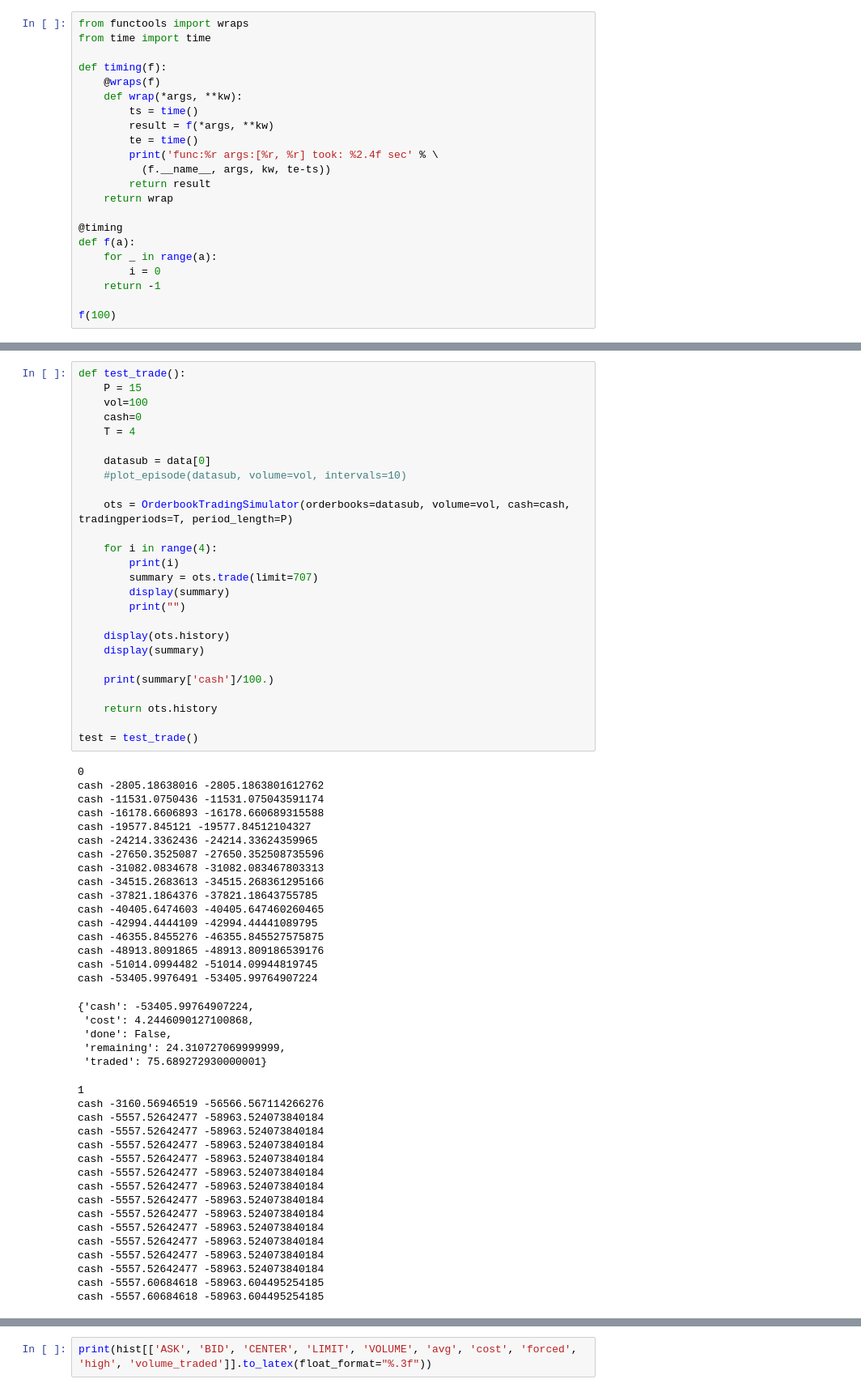
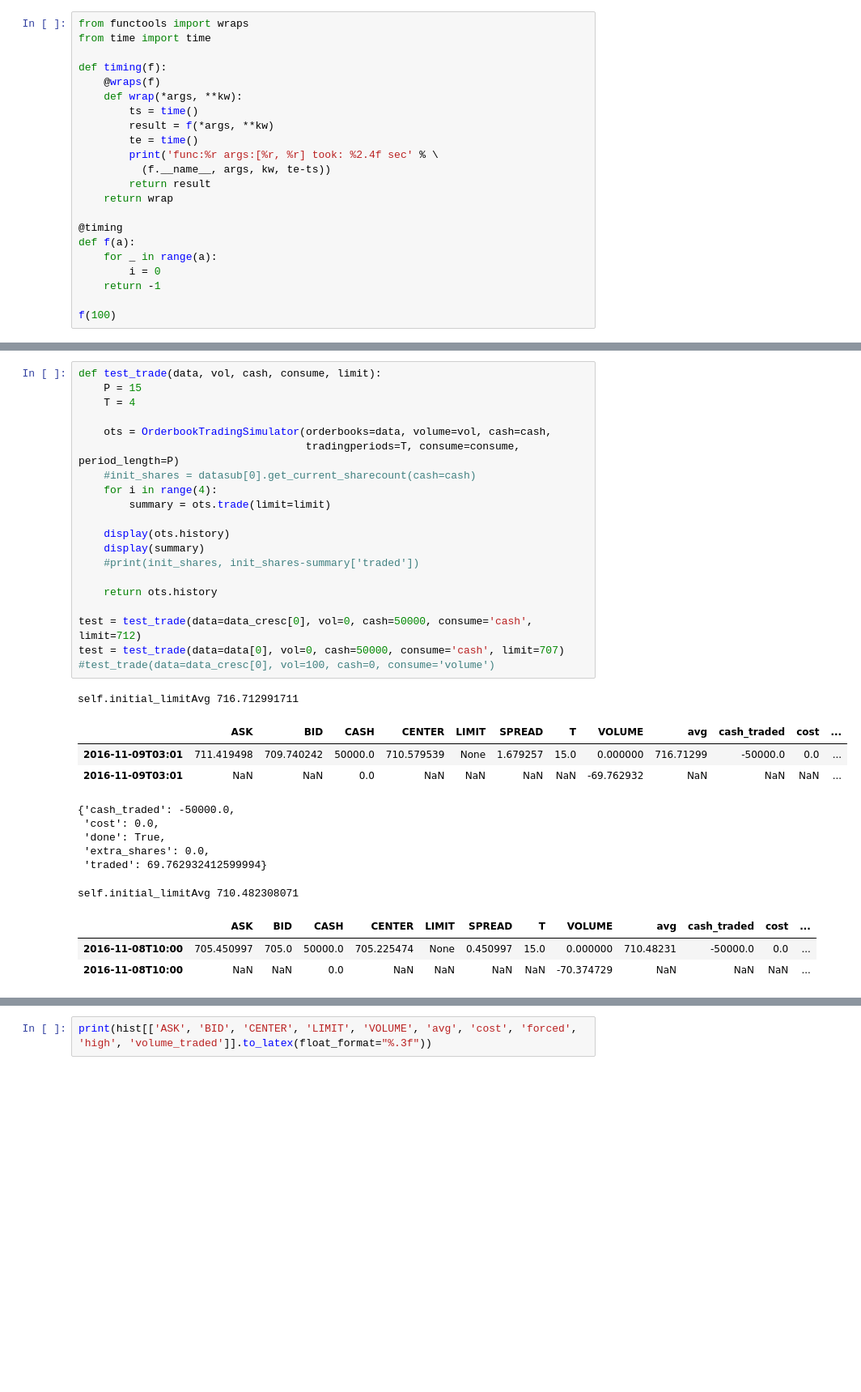
Before and after one commit to axelperschmann/orderbook_agent, a Jupyter notebook: orderbook_agent/notebooks/2_test_orderbookTrader.ipynb, the cells around one changed output, grey strips where cells are left out. Shown at 81% size. Cells and saved outputs as stored; diff of their text form; blank space fills up the shorter version.

```diff
--- a/orderbook_agent/notebooks/2_test_orderbookTrader.ipynb
+++ b/orderbook_agent/notebooks/2_test_orderbookTrader.ipynb
@@ -206,64 +158,34 @@ f(100)
 # %%
-def test_trade():
+def test_trade(data, vol, cash, consume, limit):
     P = 15
-    vol=100
-    cash=0
     T = 4
 
-    datasub = data[0]
-    #plot_episode(datasub, volume=vol, intervals=10)
-
-    ots = OrderbookTradingSimulator(orderbooks=datasub, volume=vol, cash=cash, tradingperiods=T, period_length=P)
-
+    ots = OrderbookTradingSimulator(orderbooks=data, volume=vol, cash=cash,
+                                    tradingperiods=T, consume=consume, period_length=P)
+    #init_shares = datasub[0].get_current_sharecount(cash=cash)
     for i in range(4):
-        print(i)
-        summary = ots.trade(limit=707)
-        display(summary)
-        print("")
+        summary = ots.trade(limit=limit)
 
     display(ots.history)
     display(summary)
-
-    print(summary['cash']/100.)
+    #print(init_shares, init_shares-summary['traded'])
 
     return ots.history
 
-test = test_trade()
+test = test_trade(data=data_cresc[0], vol=0, cash=50000, consume='cash', limit=712)
+test = test_trade(data=data[0], vol=0, cash=50000, consume='cash', limit=707)
+#test_trade(data=data_cresc[0], vol=100, cash=0, consume='volume')
 # %% [output]
-0
-cash -2805.18638016 -2805.1863801612762
-cash -11531.0750436 -11531.075043591174
-cash -16178.6606893 -16178.660689315588
-cash -19577.845121 -19577.84512104327
-cash -24214.3362436 -24214.33624359965
-cash -27650.3525087 -27650.352508735596
-cash -31082.0834678 -31082.083467803313
-cash -34515.2683613 -34515.268361295166
-cash -37821.1864376 -37821.18643755785
-cash -40405.6474603 -40405.647460260465
-cash -42994.4444109 -42994.44441089795
-cash -46355.8455276 -46355.845527575875
-cash -48913.8091865 -48913.809186539176
-cash -51014.0994482 -51014.09944819745
-cash -53405.9976491 -53405.99764907224
+self.initial_limitAvg 716.712991711
+|  | ASK | BID | CASH | CENTER | LIMIT | SPREAD | T | VOLUME | avg | cash_traded | cost | ... |
+| 2016-11-09T03:01 | 711.419498 | 709.740242 | 50000.0 | 710.579539 | None | 1.679257 | 15.0 | 0.000000 | 716.71299 | -50000.0 | 0.0 | ... |
+| 2016-11-09T03:01 | NaN | NaN | 0.0 | NaN | NaN | NaN | NaN | -69.762932 | NaN | NaN | NaN | ... |
-{'cash': -53405.99764907224,
- 'cost': 4.2446090127100868,
- 'done': False,
- 'remaining': 24.310727069999999,
- 'traded': 75.689272930000001}
+{'cash_traded': -50000.0,
+ 'cost': 0.0,
+ 'done': True,
+ 'extra_shares': 0.0,
+ 'traded': 69.762932412599994}
-1
-cash -3160.56946519 -56566.567114266276
-cash -5557.52642477 -58963.524073840184
-cash -5557.52642477 -58963.524073840184
-cash -5557.52642477 -58963.524073840184
-cash -5557.52642477 -58963.524073840184
-cash -5557.52642477 -58963.524073840184
-cash -5557.52642477 -58963.524073840184
-cash -5557.52642477 -58963.524073840184
-cash -5557.52642477 -58963.524073840184
-cash -5557.52642477 -58963.524073840184
-cash -5557.52642477 -58963.524073840184
-cash -5557.52642477 -58963.524073840184
-cash -5557.52642477 -58963.524073840184
-cash -5557.60684618 -58963.604495254185
-cash -5557.60684618 -58963.604495254185
+self.initial_limitAvg 710.482308071
+|  | ASK | BID | CASH | CENTER | LIMIT | SPREAD | T | VOLUME | avg | cash_traded | cost | ... |
+| 2016-11-08T10:00 | 705.450997 | 705.0 | 50000.0 | 705.225474 | None | 0.450997 | 15.0 | 0.000000 | 710.48231 | -50000.0 | 0.0 | ... |
+| 2016-11-08T10:00 | NaN | NaN | 0.0 | NaN | NaN | NaN | NaN | -70.374729 | NaN | NaN | NaN | ... |
```
Also changed, not shown: parts of 8 cells of this notebook, 3 other files.
